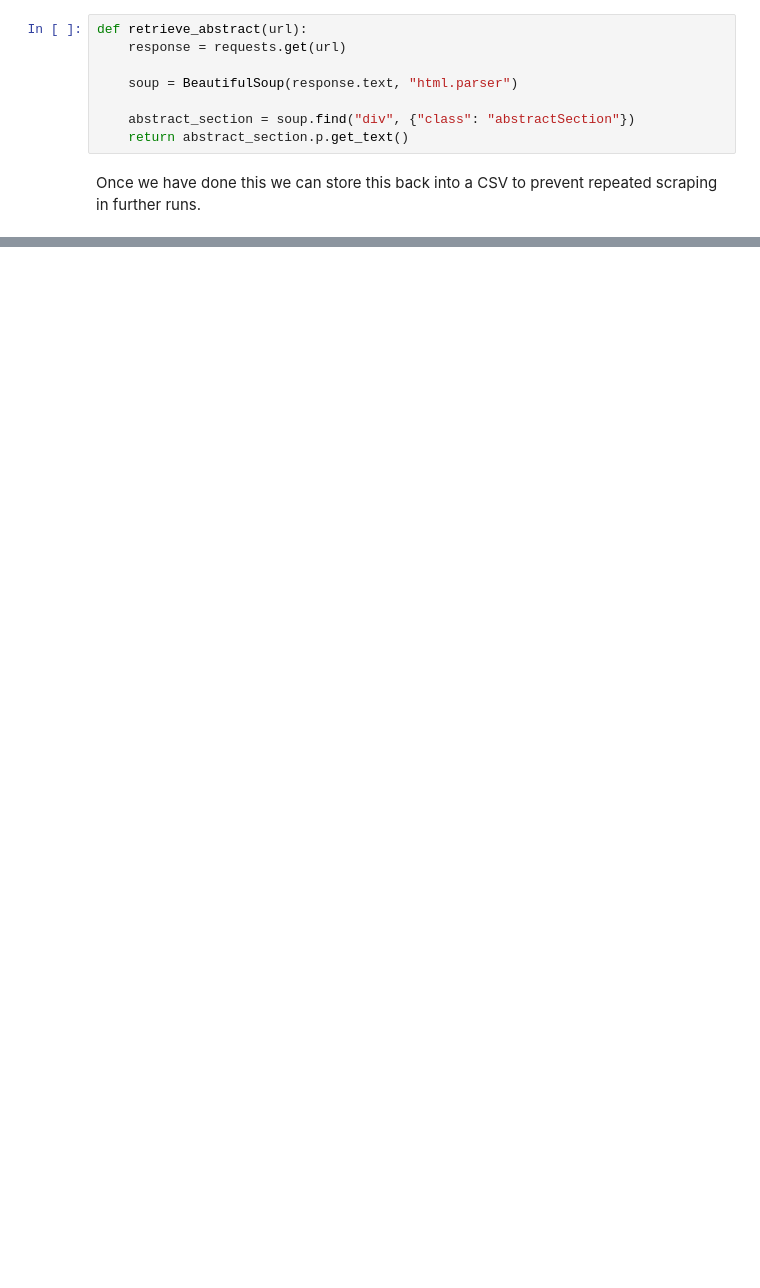
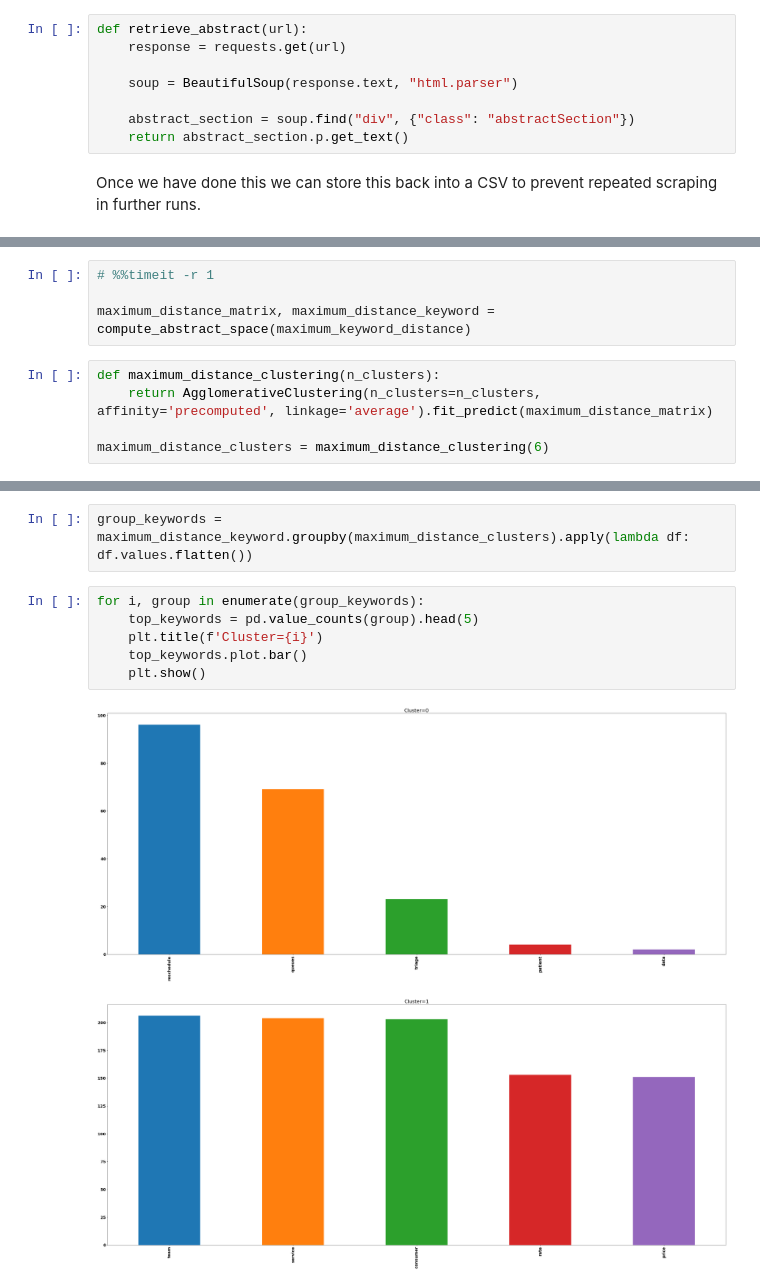
Before and after one commit to Thopiax/AbstractsAnalysis, a Jupyter notebook: abstract_analysis.ipynb, the cells around one changed output, grey strips where cells are left out. Cells and saved outputs as stored; diff of their text form; blank space fills up the shorter version.

```diff
--- a/abstract_analysis.ipynb
+++ b/abstract_analysis.ipynb
@@ -105,0 +237,9 @@ from sklearn.cluster import KMeans, AffinityPropagation
+# %%
+# %%timeit -r 1
+
+maximum_distance_matrix, maximum_distance_keyword = compute_abstract_space(maximum_keyword_distance)
+# %%
+def maximum_distance_clustering(n_clusters):
+    return AgglomerativeClustering(n_clusters=n_clusters, affinity='precomputed', linkage='average').fit_predict(maximum_distance_matrix)
+
+maximum_distance_clusters = maximum_distance_clustering(6)
@@ -105,0 +254,11 @@ from sklearn.cluster import KMeans, AffinityPropagation
+# %%
+group_keywords = maximum_distance_keyword.groupby(maximum_distance_clusters).apply(lambda df: df.values.flatten())
+# %%
+for i, group in enumerate(group_keywords):
+    top_keywords = pd.value_counts(group).head(5)
+    plt.title(f'Cluster={i}')
+    top_keywords.plot.bar()
+    plt.show()
+# %% [output]
+[figure, added]
+[figure, added]
```
Also changed, not shown: parts of 67 cells of this notebook, 24 other files.
